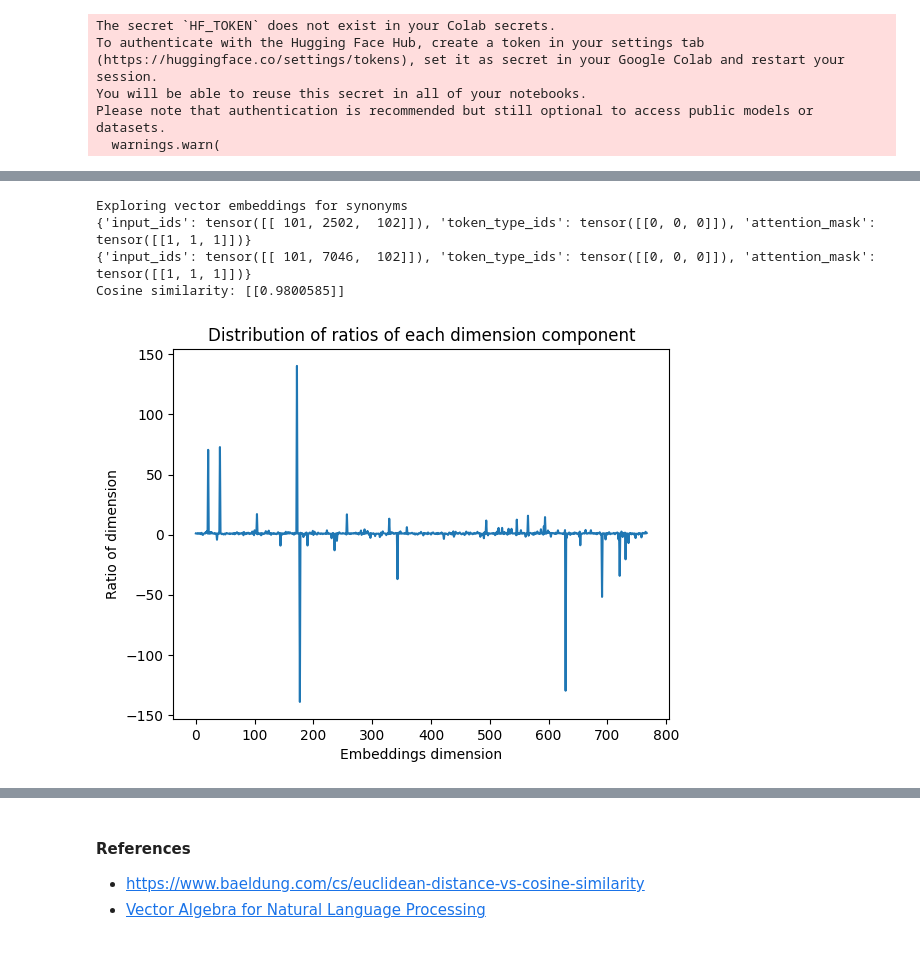
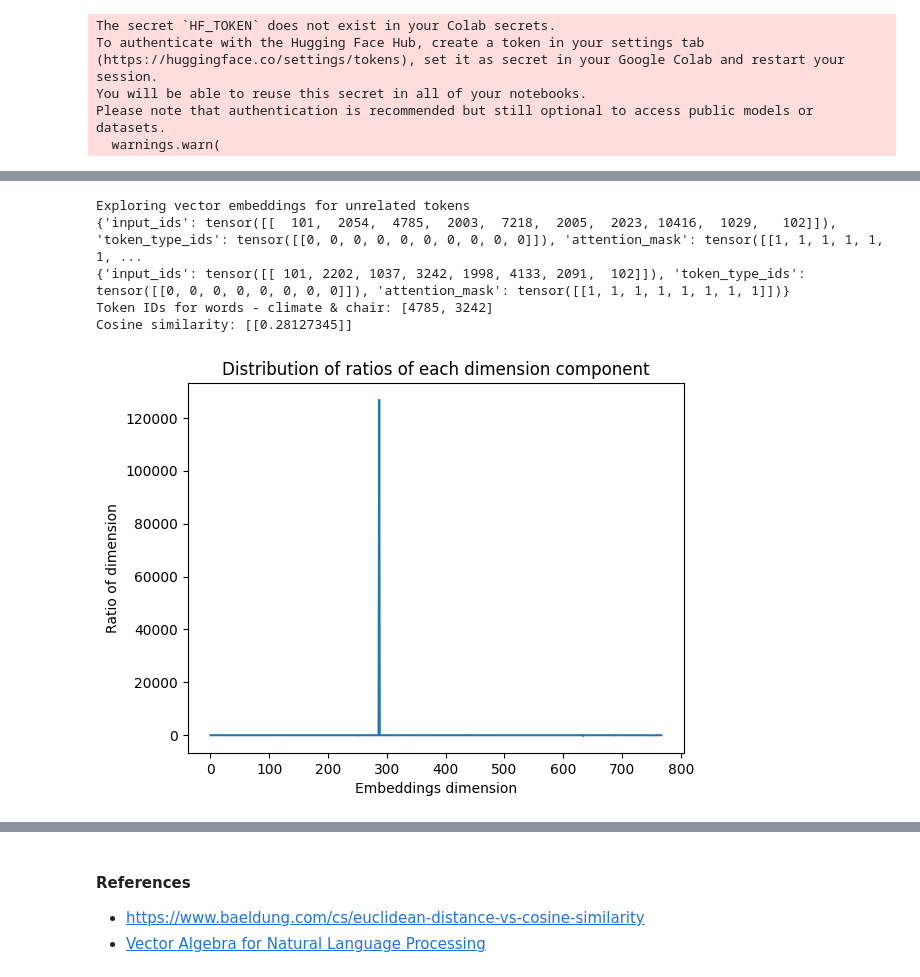
Before and after one commit to Taaniya/vector-algebra-for-nlp, a Jupyter notebook: Exploring_word_embeddings_and_cosine_similarity_intuition.ipynb, the cells around one changed output, grey strips where cells are left out. Saved outputs shown, nothing was run; the diff lists cells and outputs as text; code cells hidden in the pictures.

Commit message:
Updated examples for word embeddings and cos similarity intuition

```diff
--- a/Exploring_word_embeddings_and_cosine_similarity_intuition.ipynb
+++ b/Exploring_word_embeddings_and_cosine_similarity_intuition.ipynb
@@ -146,41 +205,44 @@ Please note that authentication is recommended but still optional to access publ
 # %%
-# Exploring embeddings of synonyms
-text1 = "big"
-text2 = "bigger"
+# Exploring embeddings of 2 unrelated tokens - climate & chair
 
+text1 = "What climate is suitable for this crop ?"
+text2 = "Take a chair and sit down"
 encoded_input1 = bert_tokenizer(text1, padding=True, truncation=True, return_tensors='pt')
 encoded_input2 = bert_tokenizer(text2, padding=True, truncation=True, return_tensors='pt')
 
-print("Exploring vector embeddings for synonyms")
+print("Exploring vector embeddings for unrelated tokens")
 print(encoded_input1)
 print(encoded_input2)
+
+print(f"Token IDs for words - climate & chair: {bert_tokenizer.convert_tokens_to_ids(['climate', 'chair'])}")
 
 # Compute token embeddings
 
 with torch.no_grad():
     model_output1 = bert_model(**encoded_input1)
     model_output2 = bert_model(**encoded_input2)
 
 # Since 1st and 3rd tokens are [CLS] & [SEP] tokens, pick embeddings of 2nd token
 text1_embeddings = model_output1['last_hidden_state'][0][2]
-text2_embeddings = model_output2['last_hidden_state'][0][2]
+text2_embeddings = model_output2['last_hidden_state'][0][3]
 
 text1_embeddings = text1_embeddings.reshape(1, -1)
 text2_embeddings = text2_embeddings.reshape(1, -1)
 
 print(f"Cosine similarity: {cosine_similarity(text1_embeddings, text2_embeddings)}")
 
 dim_ratios = text1_embeddings / text2_embeddings
 
 # plot distribution of ratios of each dimension component
 plt.title("Distribution of ratios of each dimension component")
 plt.xlabel("Embeddings dimension")
 plt.ylabel("Ratio of dimension")
 plt.plot(dim_ratios[0].numpy())
 plt.show()
 # %% [output]
-Exploring vector embeddings for synonyms
-{'input_ids': tensor([[ 101, 2502,  102]]), 'token_type_ids': tensor([[0, 0, 0]]), 'attention_mask': tensor([[1, 1, 1]])}
-{'input_ids': tensor([[ 101, 7046,  102]]), 'token_type_ids': tensor([[0, 0, 0]]), 'attention_mask': tensor([[1, 1, 1]])}
-Cosine similarity: [[0.9800585]]
+Exploring vector embeddings for unrelated tokens
+{'input_ids': tensor([[  101,  2054,  4785,  2003,  7218,  2005,  2023, 10416,  1029,   102]]), 'token_type_ids': tensor([[0, 0, 0, 0, 0, 0, 0, 0, 0, 0]]), 'attention_mask': tensor([[1, 1, 1, 1, 1, 1, ...
+{'input_ids': tensor([[ 101, 2202, 1037, 3242, 1998, 4133, 2091,  102]]), 'token_type_ids': tensor([[0, 0, 0, 0, 0, 0, 0, 0]]), 'attention_mask': tensor([[1, 1, 1, 1, 1, 1, 1, 1]])}
+Token IDs for words - climate & chair: [4785, 3242]
+Cosine similarity: [[0.28127345]]
-[figure, old version]
+[figure, new version]
```
Also changed, not shown: parts of 6 cells of this notebook.
